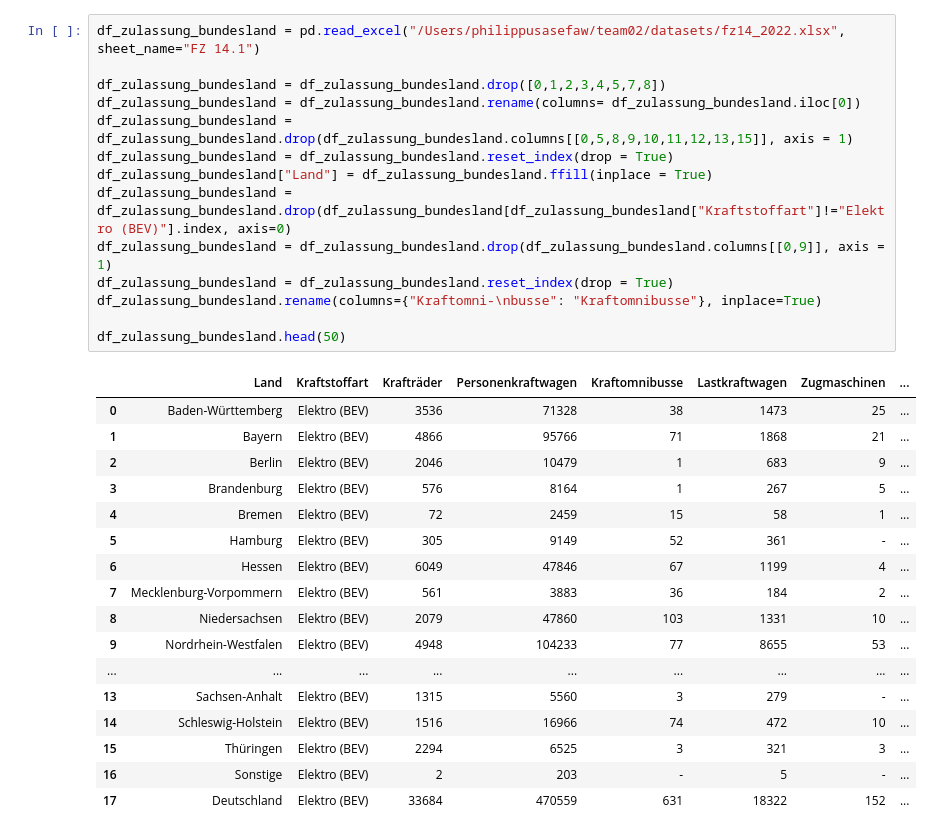
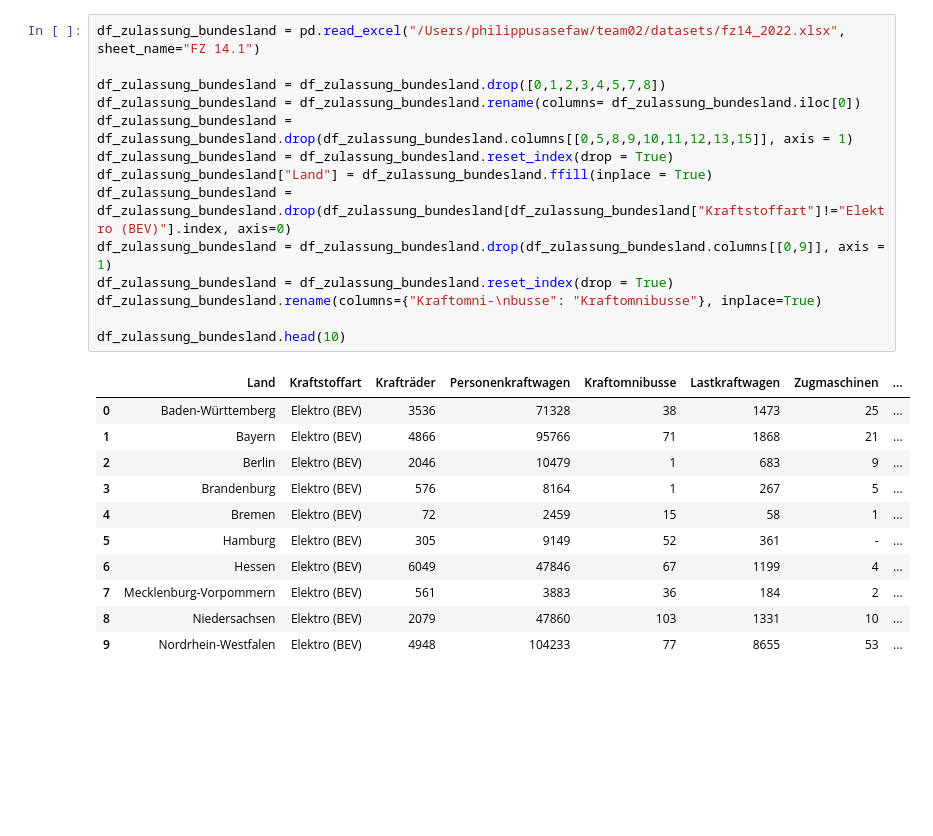
Before and after one commit to Takomonios/Team02_ChargeIT, a Jupyter notebook: datasets/transformationDatasets.ipynb, the cells around one changed output. Saved outputs shown, nothing was run; the diff lists cells and outputs as text; blank space fills up the shorter version.

```diff
--- a/datasets/transformationDatasets.ipynb
+++ b/datasets/transformationDatasets.ipynb
@@ -69,35 +64,29 @@ df_stations.head(50)
 # %%
 df_zulassung_bundesland = pd.read_excel("/Users/philippusasefaw/team02/datasets/fz14_2022.xlsx", sheet_name="FZ 14.1")
 
 df_zulassung_bundesland = df_zulassung_bundesland.drop([0,1,2,3,4,5,7,8])
 df_zulassung_bundesland = df_zulassung_bundesland.rename(columns= df_zulassung_bundesland.iloc[0])
 df_zulassung_bundesland = df_zulassung_bundesland.drop(df_zulassung_bundesland.columns[[0,5,8,9,10,11,12,13,15]], axis = 1)
 df_zulassung_bundesland = df_zulassung_bundesland.reset_index(drop = True)
 df_zulassung_bundesland["Land"] = df_zulassung_bundesland.ffill(inplace = True)
 df_zulassung_bundesland = df_zulassung_bundesland.drop(df_zulassung_bundesland[df_zulassung_bundesland["Kraftstoffart"]!="Elektro (BEV)"].index, axis=0)
 df_zulassung_bundesland = df_zulassung_bundesland.drop(df_zulassung_bundesland.columns[[0,9]], axis = 1)
 df_zulassung_bundesland = df_zulassung_bundesland.reset_index(drop = True)
 df_zulassung_bundesland.rename(columns={"Kraftomni-\nbusse": "Kraftomnibusse"}, inplace=True)
 
-df_zulassung_bundesland.head(50)
+df_zulassung_bundesland.head(10)
 # %% [output]
 |  | Land | Kraftstoffart | Krafträder | Personenkraftwagen | Kraftomnibusse | Lastkraftwagen | Zugmaschinen | ... |
 | 0 | Baden-Württemberg | Elektro (BEV) | 3536 | 71328 | 38 | 1473 | 25 | ... |
 | 1 | Bayern | Elektro (BEV) | 4866 | 95766 | 71 | 1868 | 21 | ... |
 | 2 | Berlin | Elektro (BEV) | 2046 | 10479 | 1 | 683 | 9 | ... |
 | 3 | Brandenburg | Elektro (BEV) | 576 | 8164 | 1 | 267 | 5 | ... |
 | 4 | Bremen | Elektro (BEV) | 72 | 2459 | 15 | 58 | 1 | ... |
 | 5 | Hamburg | Elektro (BEV) | 305 | 9149 | 52 | 361 | - | ... |
 | 6 | Hessen | Elektro (BEV) | 6049 | 47846 | 67 | 1199 | 4 | ... |
 | 7 | Mecklenburg-Vorpommern | Elektro (BEV) | 561 | 3883 | 36 | 184 | 2 | ... |
 | 8 | Niedersachsen | Elektro (BEV) | 2079 | 47860 | 103 | 1331 | 10 | ... |
 | 9 | Nordrhein-Westfalen | Elektro (BEV) | 4948 | 104233 | 77 | 8655 | 53 | ... |
-| ... | ... | ... | ... | ... | ... | ... | ... | ... |
-| 13 | Sachsen-Anhalt | Elektro (BEV) | 1315 | 5560 | 3 | 279 | - | ... |
-| 14 | Schleswig-Holstein | Elektro (BEV) | 1516 | 16966 | 74 | 472 | 10 | ... |
-| 15 | Thüringen | Elektro (BEV) | 2294 | 6525 | 3 | 321 | 3 | ... |
-| 16 | Sonstige | Elektro (BEV) | 2 | 203 | - | 5 | - | ... |
-| 17 | Deutschland | Elektro (BEV) | 33684 | 470559 | 631 | 18322 | 152 | ... |
 # %%
 df_zulassung_kraftstoffart = pd.read_excel("/Users/philippusasefaw/team02/datasets/fz14_2022.xlsx", sheet_name="FZ 14.2.1")
 
```
Also changed, not shown: parts of 7 cells of this notebook.
